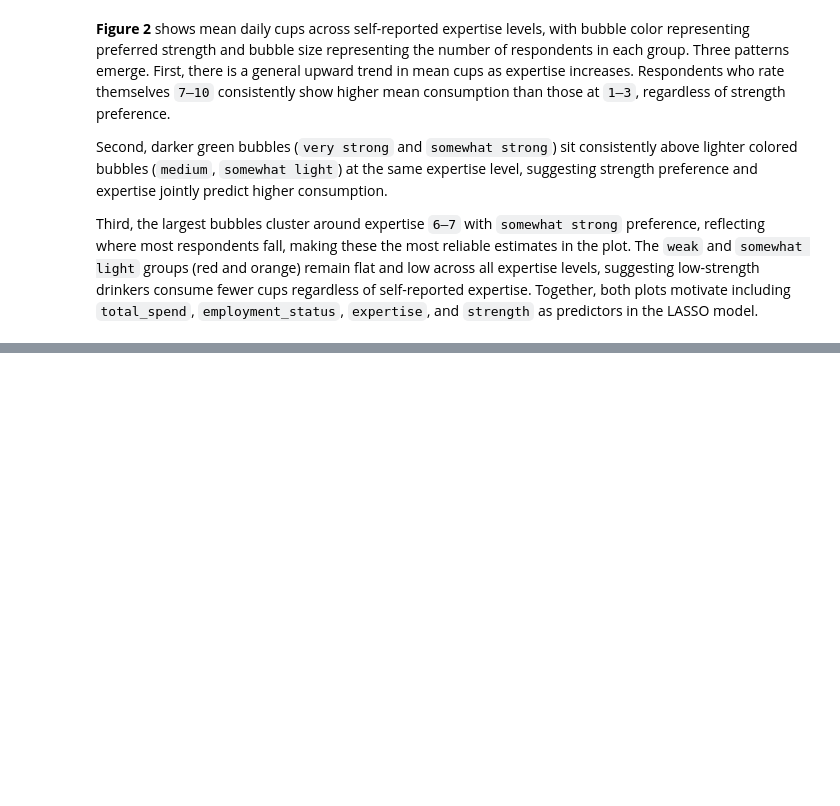
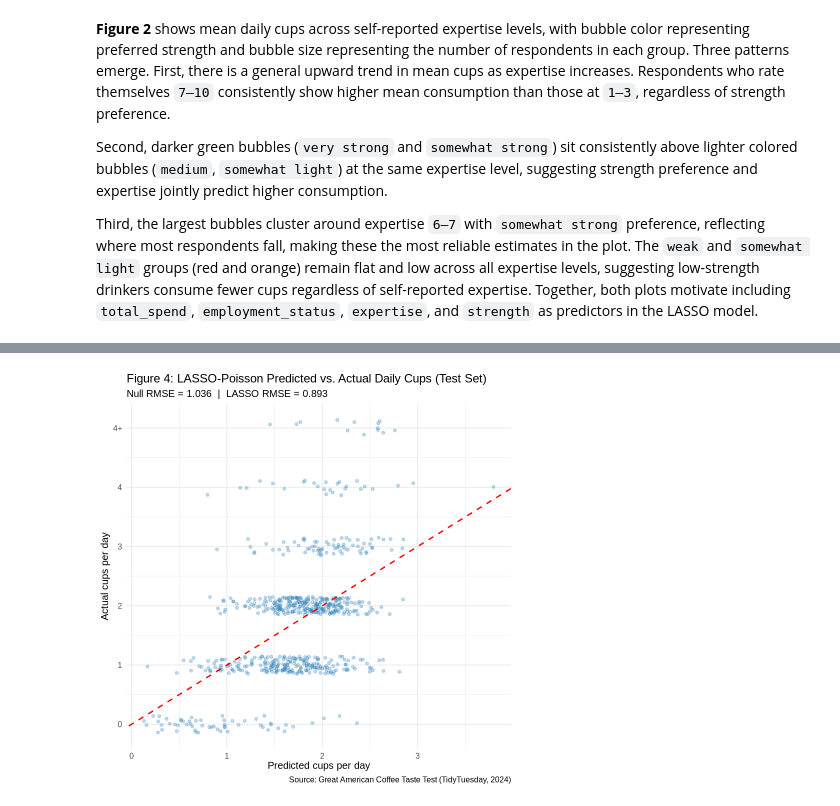
Before and after one commit to tiffanyn5/STAT301_Group9, a Jupyter notebook: group9_finalreport.ipynb, the cells around one changed output, grey strips where cells are left out. Cells and saved outputs as stored; diff of their text form; code cells hidden in the pictures; blank space fills up the shorter version.

Commit message:
added methods and results

```diff
--- a/group9_finalreport.ipynb
+++ b/group9_finalreport.ipynb
@@ -607,0 +677,9 @@ Together, both plots motivate including `total_spend`, `employment_status`, `exp
+# %%
+# ── Step 5: Predict directly from LASSO model ────────────────────────────────
+preds     <- predict(lasso_cv, newx = X_test, s = "lambda.min", type = "response")
+rmse      <- sqrt(mean((preds - y_test)^2))
+null_rmse <- sqrt(mean((mean(y_train) - y_test)^2))
+
+cat("Null RMSE:  ", round(null_rmse, 3), "\n")
+cat("LASSO RMSE: ", round(rmse, 3),      "\n")
+cat("Improvement:", round((1 - rmse / null_rmse) * 100, 1), "%\n")
@@ -607,0 +696,25 @@ Together, both plots motivate including `total_spend`, `employment_status`, `exp
+# %%
+# Figure 4: Predicted vs actual on test set
+results_df <- tibble(
+  predicted = as.vector(preds),
+  actual    = y_test
+)
+
+ggplot(results_df, aes(x = predicted, y = actual)) +
+  geom_jitter(width = 0, height = 0.15, alpha = 0.3,
+              color = "#2c7fb8", size = 1.5) +
+  geom_abline(slope = 1, intercept = 0, color = "red",
+              linewidth = 0.8, linetype = "dashed") +
+  scale_y_continuous(breaks = 0:5,
+                     labels = c("0", "1", "2", "3", "4", "4+")) +
+  labs(
+    title    = "Figure 4: LASSO-Poisson Predicted vs. Actual Daily Cups (Test Set)",
+    subtitle = paste0("Null RMSE = ", round(null_rmse, 3),
+                      "  |  LASSO RMSE = ", round(rmse, 3)),
+    x        = "Predicted cups per day",
+    y        = "Actual cups per day",
+    caption  = "Source: Great American Coffee Taste Test (TidyTuesday, 2024)"
+  ) +
+  theme_minimal(base_size = 12)
+# %% [output]
+[figure, added]
```
Also changed, not shown: parts of 9 cells of this notebook.
